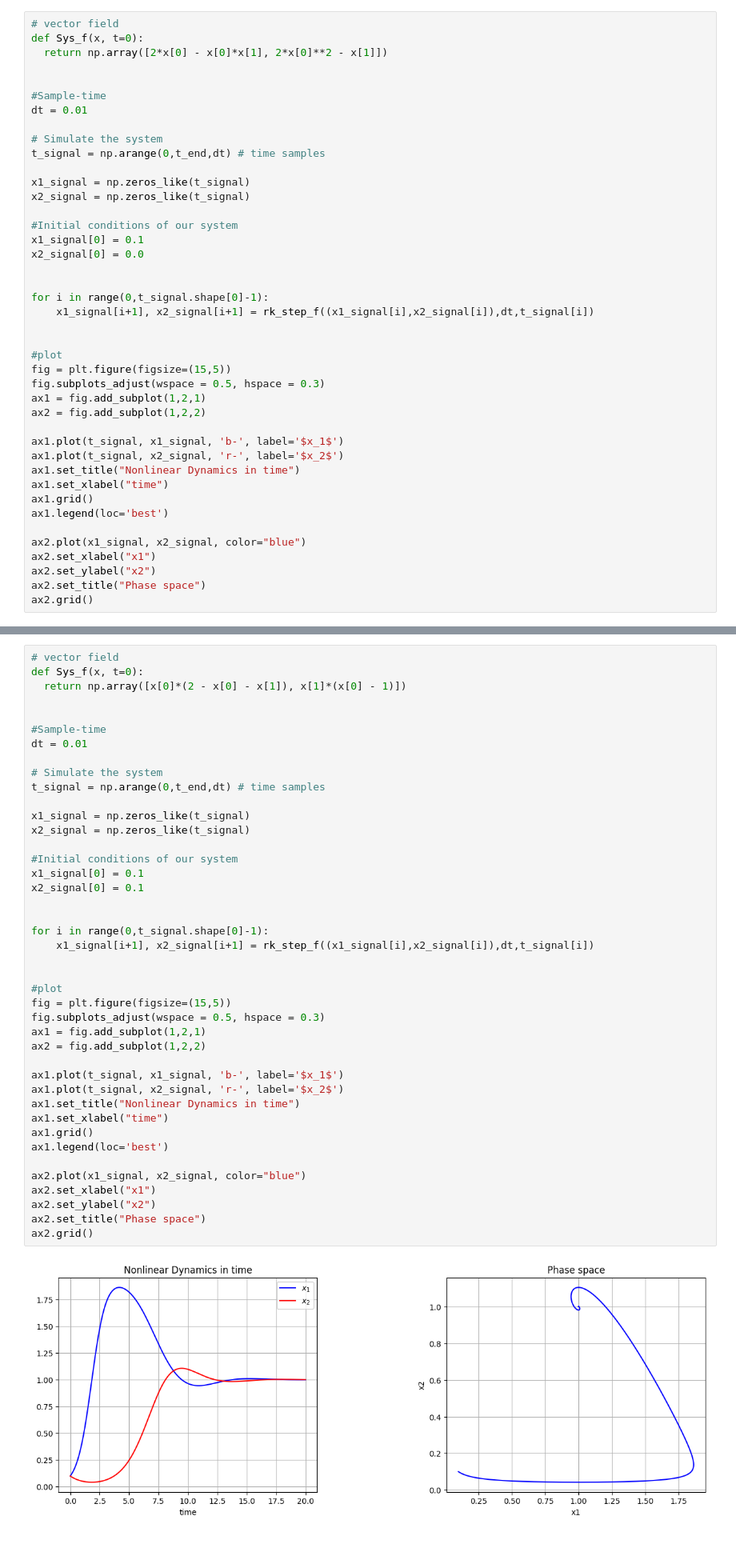
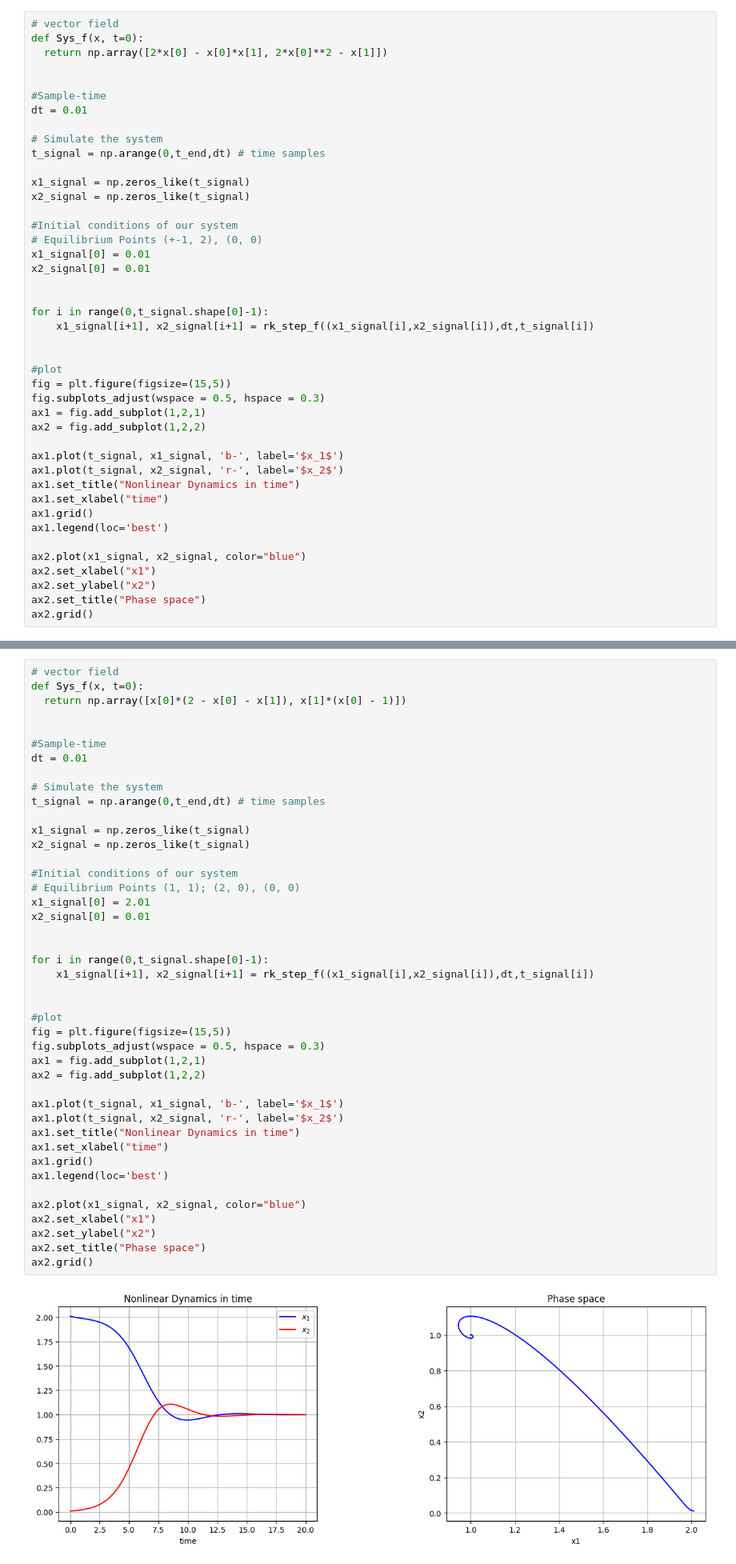
Before and after one commit to brumocas/CO, a Jupyter notebook: lab02/CO_notebook02_2024.ipynb, the cells around one changed output, grey strips where cells are left out. Shown: that part at 80% size. Saved outputs shown, nothing was run; the diff lists cells and outputs as text.

```diff
--- a/lab02/CO_notebook02_2024.ipynb
+++ b/lab02/CO_notebook02_2024.ipynb
@@ -274,8 +274,9 @@ x1_signal = np.zeros_like(t_signal)
 x2_signal = np.zeros_like(t_signal)
 
 #Initial conditions of our system
-x1_signal[0] = 0.1
-x2_signal[0] = 0.0
+# Equilibrium Points (+-1, 2), (0, 0)
+x1_signal[0] = 0.01
+x2_signal[0] = 0.01
 
 
 for i in range(0,t_signal.shape[0]-1):
@@ -373,33 +374,34 @@ t_signal = np.arange(0,t_end,dt) # time samples
 
 x1_signal = np.zeros_like(t_signal)
 x2_signal = np.zeros_like(t_signal)
 
 #Initial conditions of our system
-x1_signal[0] = 0.1
-x2_signal[0] = 0.1
+# Equilibrium Points (1, 1); (2, 0), (0, 0)
+x1_signal[0] = 2.01
+x2_signal[0] = 0.01
 
 
 for i in range(0,t_signal.shape[0]-1):
     x1_signal[i+1], x2_signal[i+1] = rk_step_f((x1_signal[i],x2_signal[i]),dt,t_signal[i])
 
 
 #plot
 fig = plt.figure(figsize=(15,5))
 fig.subplots_adjust(wspace = 0.5, hspace = 0.3)
 ax1 = fig.add_subplot(1,2,1)
 ax2 = fig.add_subplot(1,2,2)
 
 ax1.plot(t_signal, x1_signal, 'b-', label='$x_1$')
 ax1.plot(t_signal, x2_signal, 'r-', label='$x_2$')
 ax1.set_title("Nonlinear Dynamics in time")
 ax1.set_xlabel("time")
 ax1.grid()
 ax1.legend(loc='best')
 
 ax2.plot(x1_signal, x2_signal, color="blue")
 ax2.set_xlabel("x1")
 ax2.set_ylabel("x2")
 ax2.set_title("Phase space")
 ax2.grid()
 # %% [output]
-[figure, old version]
+[figure, new version]
```
Also changed, not shown: parts of 1 cell of this notebook.
